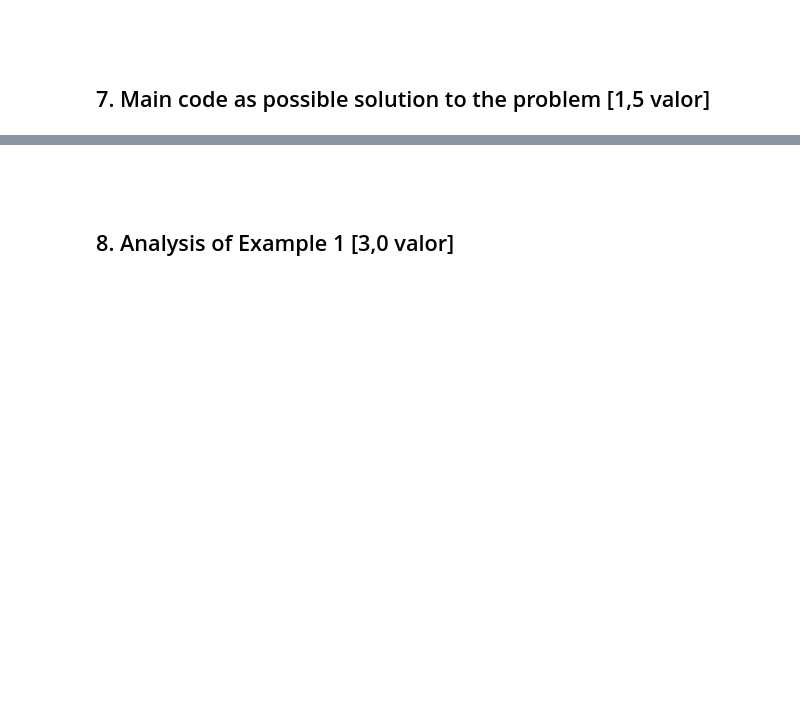
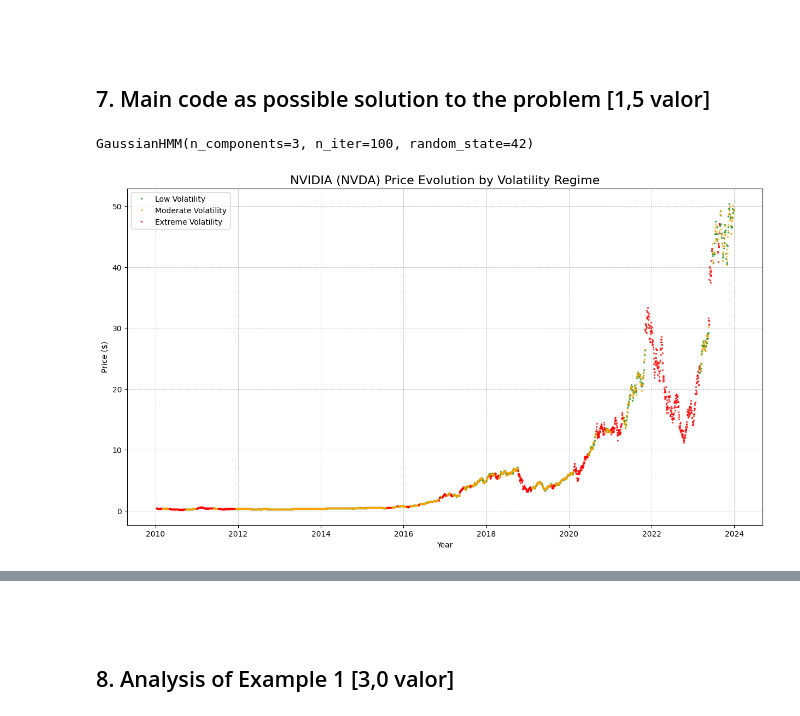
Before and after one commit to jvbdf/tmbd_work2, a Jupyter notebook: HMM_updated.ipynb, the cells around one changed output, grey strips where cells are left out. Cells and saved outputs as stored; diff of their text form; code cells hidden in the pictures; blank space fills up the shorter version.

```diff
--- a/HMM_updated.ipynb
+++ b/HMM_updated.ipynb
@@ -122,0 +165,2 @@ This makes HMMs computationally efficient even for long time series with moderat
+# %%
+X = data['Log_Returns'].values.reshape(-1, 1)
@@ -124,3 +197,33 @@ This makes HMMs computationally efficient even for long time series with moderat
 <br><br>
 
 ## 7. Main code as possible solution to the problem [1,5 valor]
+# %%
+model = GaussianHMM(n_components=3, covariance_type="diag", n_iter=100, random_state=42)
+model.fit(X)
+# %% [output]
+GaussianHMM(n_components=3, n_iter=100, random_state=42)
+# %%
+hidden_states = model.predict(X)
+data['Regime'] = hidden_states
+# %%
+volatility_order = np.argsort(model.covars_.flatten())
+reordered_states = {old_label: new_label for new_label, old_label in enumerate(volatility_order)}
+data['Regime'] = data['Regime'].map(reordered_states)
+# %%
+plt.figure(figsize=(15, 8))
+colors = ['green', 'orange', 'red'] # Green=Low, Orange=Moderate, Red=High
+labels = ['Low Volatility', 'Moderate Volatility', 'Extreme Volatility']
+
+for regime_idx, color in enumerate(colors):
+    mask = data['Regime'] == regime_idx
+    plt.plot(data.index[mask], data['Close'][mask], '.', markersize=3,
+             color=color, label=labels[regime_idx], alpha=0.6)
+
+plt.title(f"NVIDIA (NVDA) Price Evolution by Volatility Regime", fontsize=16)
+plt.xlabel("Year")
+plt.ylabel("Price ($)")
+plt.legend()
+plt.grid(True, which='both', linestyle='--', linewidth=0.5)
+plt.show()
+# %% [output]
+[figure, added]
```
Also changed, not shown: parts of 6 cells of this notebook.
